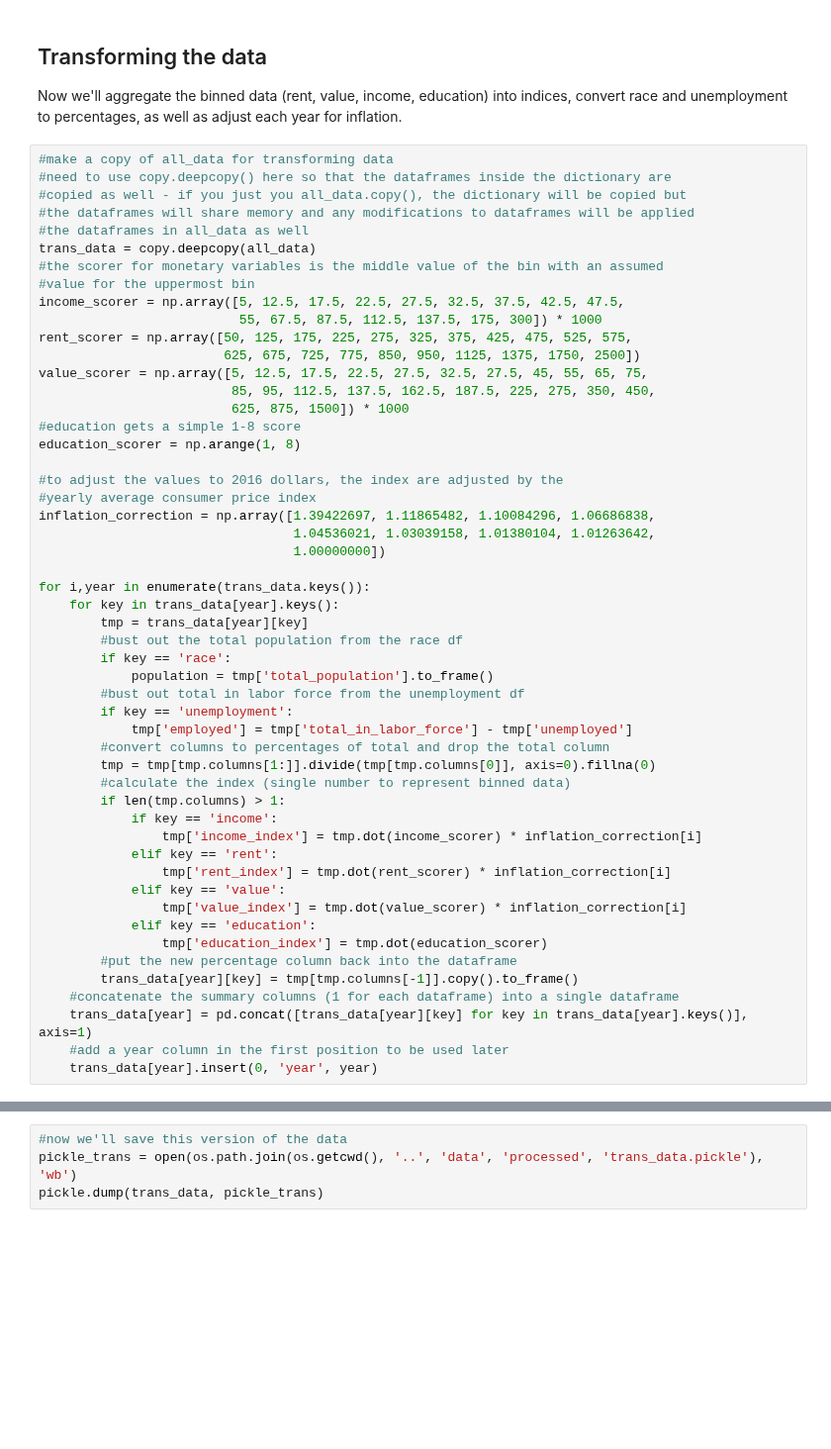
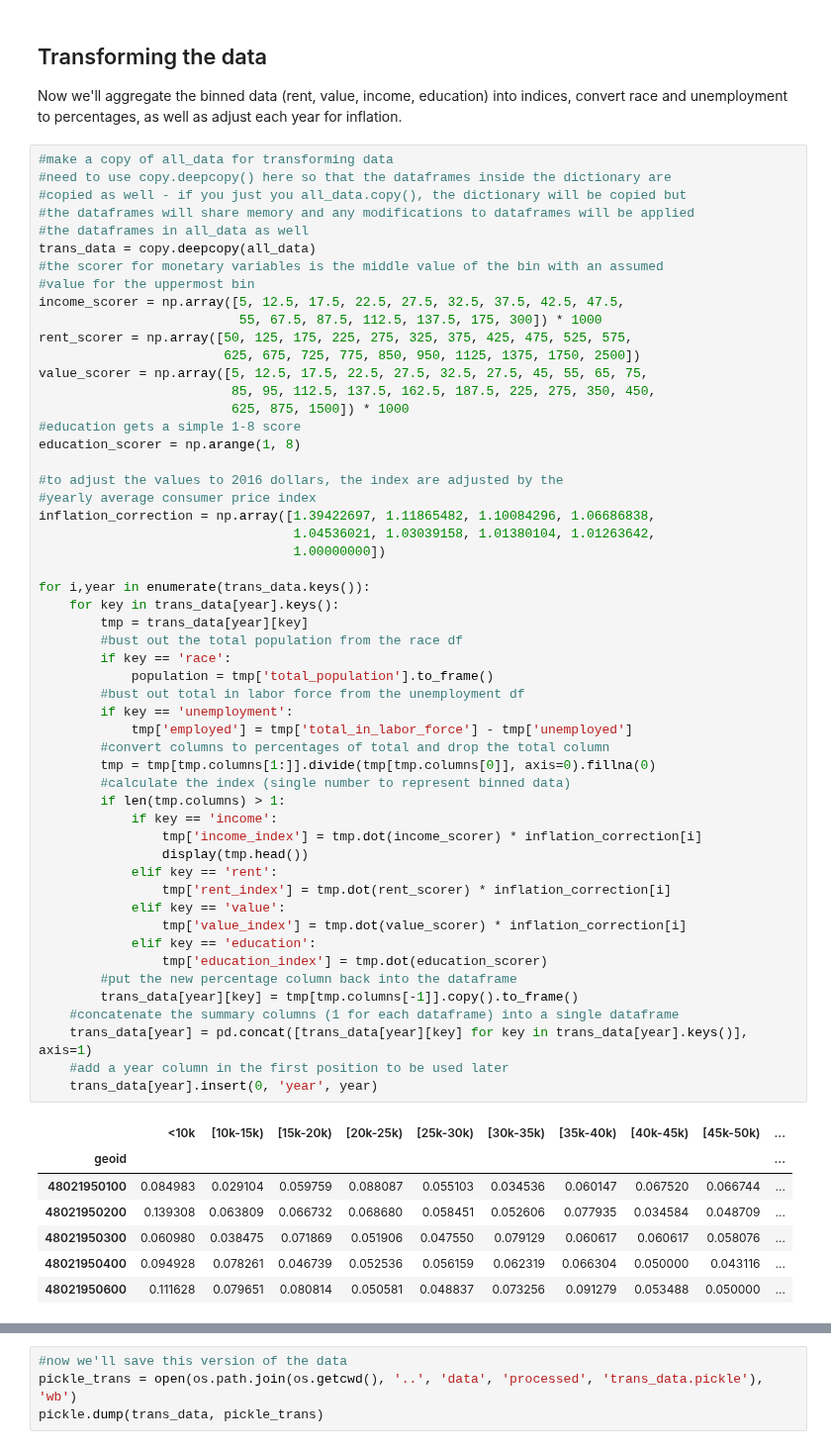
Before and after one commit to tsansom/Springboard-Data-Science, a Jupyter notebook: capstone_projects/gentrification/notebooks/1 - Data Preprocessing.ipynb, the cells around one changed output, grey strips where cells are left out. Shown at 99% size. Drawn from its saved outputs; the diff is of its cells as text; blank space fills up the shorter version.

```diff
--- a/capstone_projects/gentrification/notebooks/1 - Data Preprocessing.ipynb
+++ b/capstone_projects/gentrification/notebooks/1 - Data Preprocessing.ipynb
@@ -325,30 +361,39 @@ inflation_correction = np.array([1.39422697, 1.11865482, 1.10084296, 1.06686838,
                                  1.04536021, 1.03039158, 1.01380104, 1.01263642,
                                  1.00000000])
 
 for i,year in enumerate(trans_data.keys()):
     for key in trans_data[year].keys():
         tmp = trans_data[year][key]
         #bust out the total population from the race df
         if key == 'race':
             population = tmp['total_population'].to_frame()
         #bust out total in labor force from the unemployment df
         if key == 'unemployment':
             tmp['employed'] = tmp['total_in_labor_force'] - tmp['unemployed']
         #convert columns to percentages of total and drop the total column
         tmp = tmp[tmp.columns[1:]].divide(tmp[tmp.columns[0]], axis=0).fillna(0)
         #calculate the index (single number to represent binned data)
         if len(tmp.columns) > 1:
             if key == 'income':
                 tmp['income_index'] = tmp.dot(income_scorer) * inflation_correction[i]
+                display(tmp.head())
             elif key == 'rent':
                 tmp['rent_index'] = tmp.dot(rent_scorer) * inflation_correction[i]
             elif key == 'value':
                 tmp['value_index'] = tmp.dot(value_scorer) * inflation_correction[i]
             elif key == 'education':
                 tmp['education_index'] = tmp.dot(education_scorer)
         #put the new percentage column back into the dataframe
         trans_data[year][key] = tmp[tmp.columns[-1]].copy().to_frame()
     #concatenate the summary columns (1 for each dataframe) into a single dataframe
     trans_data[year] = pd.concat([trans_data[year][key] for key in trans_data[year].keys()], axis=1)
     #add a year column in the first position to be used later
     trans_data[year].insert(0, 'year', year)
+# %% [output]
+|  | <10k | [10k-15k) | [15k-20k) | [20k-25k) | [25k-30k) | [30k-35k) | [35k-40k) | [40k-45k) | [45k-50k) | ... |
+| geoid |  |  |  |  |  |  |  |  |  | ... |
+| 48021950100 | 0.084983 | 0.029104 | 0.059759 | 0.088087 | 0.055103 | 0.034536 | 0.060147 | 0.067520 | 0.066744 | ... |
+| 48021950200 | 0.139308 | 0.063809 | 0.066732 | 0.068680 | 0.058451 | 0.052606 | 0.077935 | 0.034584 | 0.048709 | ... |
+| 48021950300 | 0.060980 | 0.038475 | 0.071869 | 0.051906 | 0.047550 | 0.079129 | 0.060617 | 0.060617 | 0.058076 | ... |
+| 48021950400 | 0.094928 | 0.078261 | 0.046739 | 0.052536 | 0.056159 | 0.062319 | 0.066304 | 0.050000 | 0.043116 | ... |
+| 48021950600 | 0.111628 | 0.079651 | 0.080814 | 0.050581 | 0.048837 | 0.073256 | 0.091279 | 0.053488 | 0.050000 | ... |
```
Also changed, not shown: parts of 6 cells of this notebook, 32 other files.
